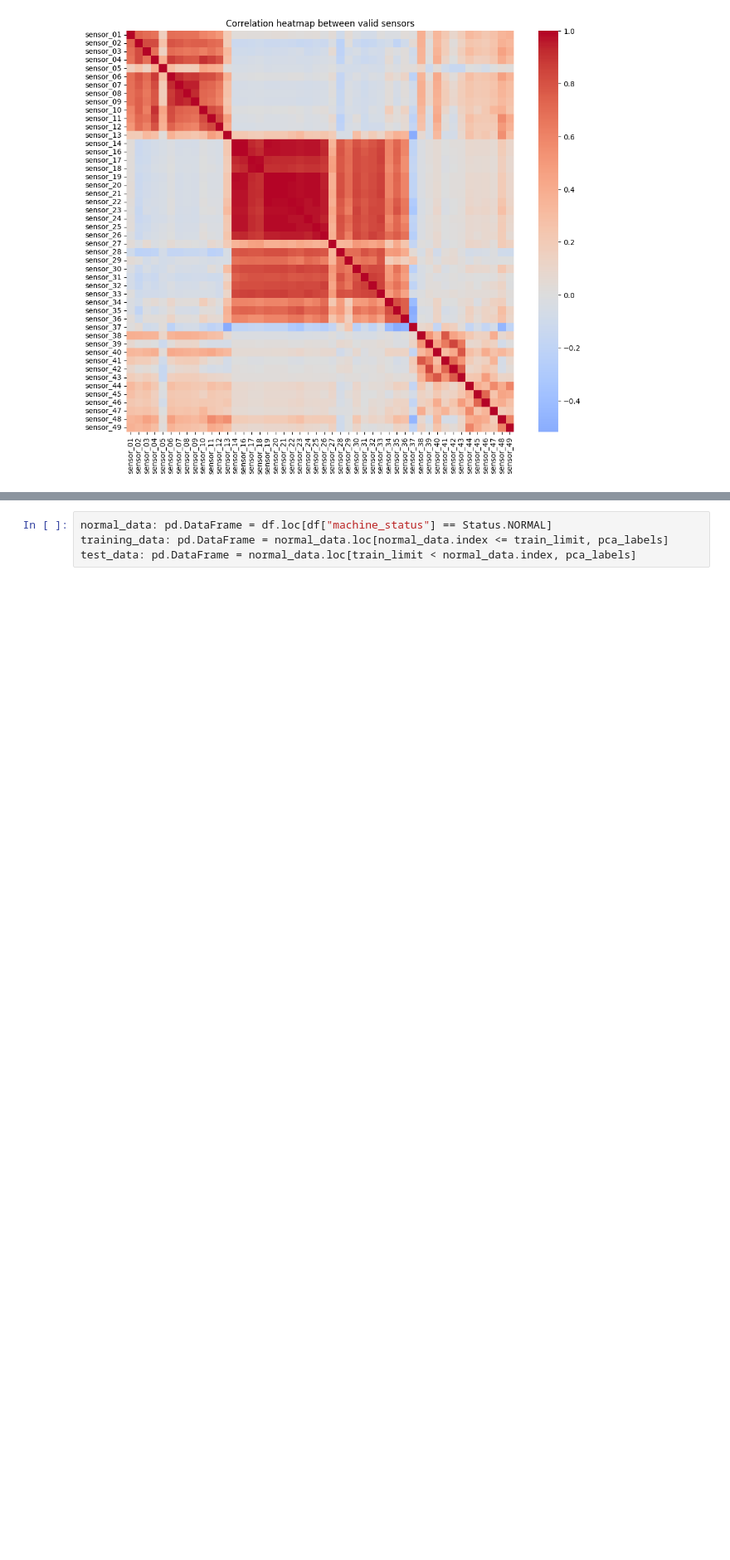
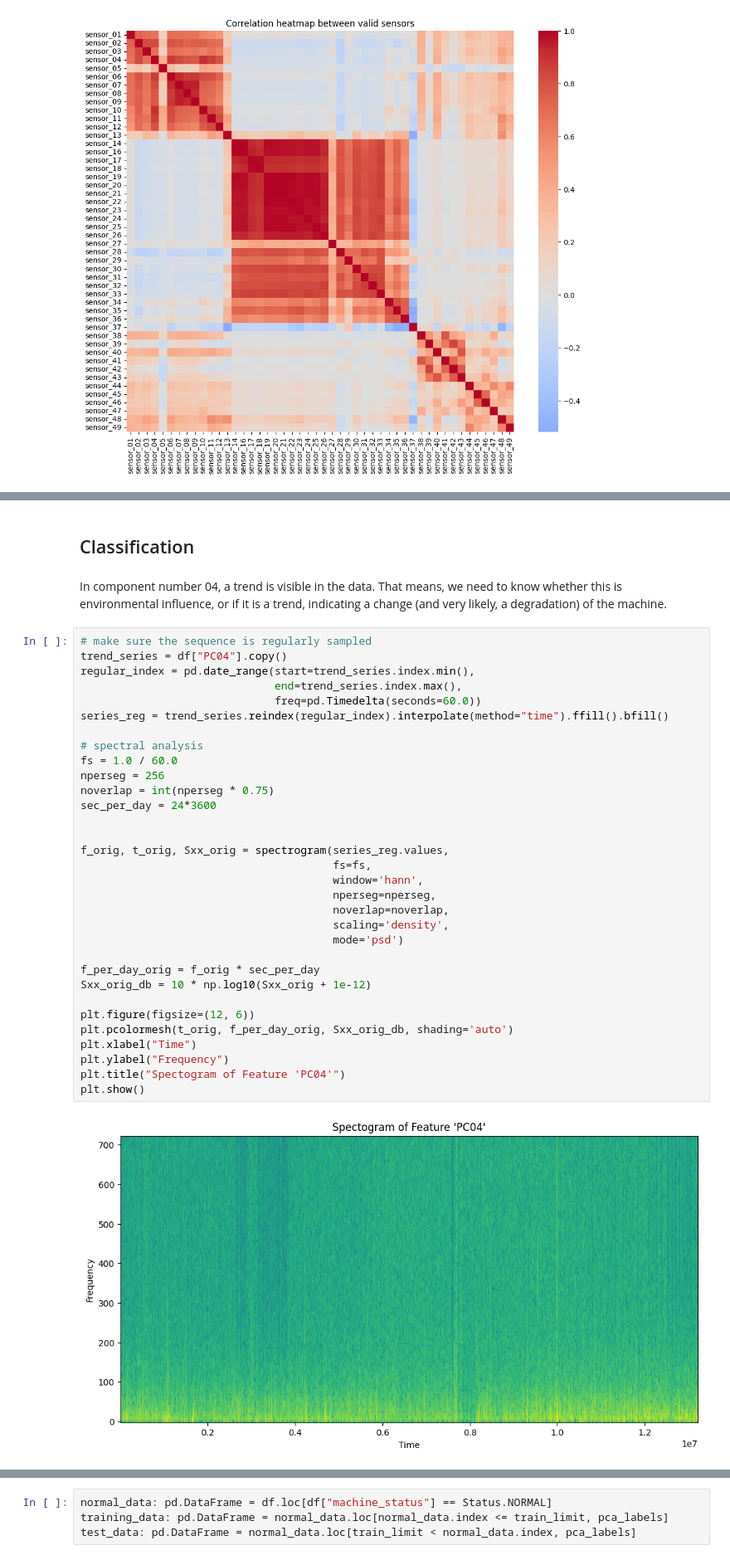
Before and after one commit to DrDiemotma/Demos, a Jupyter notebook: Notebooks/eranaeos.ipynb, the cells around one changed output, grey strips where cells are left out. Shown at 83% size. Saved outputs shown, nothing was run; the diff lists cells and outputs as text; blank space fills up the shorter version.

```diff
--- a/Notebooks/eranaeos.ipynb
+++ b/Notebooks/eranaeos.ipynb
@@ -144 +202,40 @@ df.head()
+# %% [markdown]
+## Classification
+# %% [markdown]
+In component number 04, a trend is visible in the data.
+That means, we need to know whether this is environmental influence, or if it is a trend, indicating a change (and very likely, a degradation) of the machine.
+# %%
+# make sure the sequence is regularly sampled
+trend_series = df["PC04"].copy()
+regular_index = pd.date_range(start=trend_series.index.min(),
+                              end=trend_series.index.max(),
+                              freq=pd.Timedelta(seconds=60.0))
+series_reg = trend_series.reindex(regular_index).interpolate(method="time").ffill().bfill()
+
+# spectral analysis
+fs = 1.0 / 60.0
+nperseg = 256
+noverlap = int(nperseg * 0.75)
+sec_per_day = 24*3600
+
+
+f_orig, t_orig, Sxx_orig = spectrogram(series_reg.values,
+                                       fs=fs,
+                                       window='hann',
+                                       nperseg=nperseg,
+                                       noverlap=noverlap,
+                                       scaling='density',
+                                       mode='psd')
+
+f_per_day_orig = f_orig * sec_per_day
+Sxx_orig_db = 10 * np.log10(Sxx_orig + 1e-12)
+
+plt.figure(figsize=(12, 6))
+plt.pcolormesh(t_orig, f_per_day_orig, Sxx_orig_db, shading='auto')
+plt.xlabel("Time")
+plt.ylabel("Frequency")
+plt.title("Spectogram of Feature 'PC04'")
+plt.show()
+# %% [output]
+[figure, added]
 # %%
```
Also changed, not shown: parts of 23 cells of this notebook.
